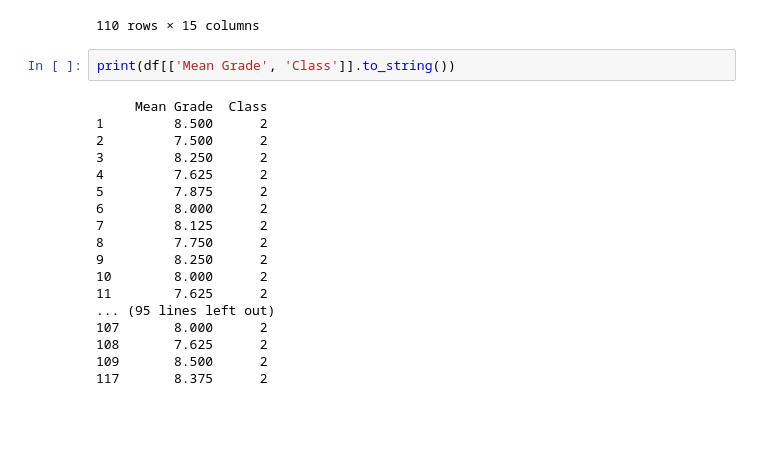
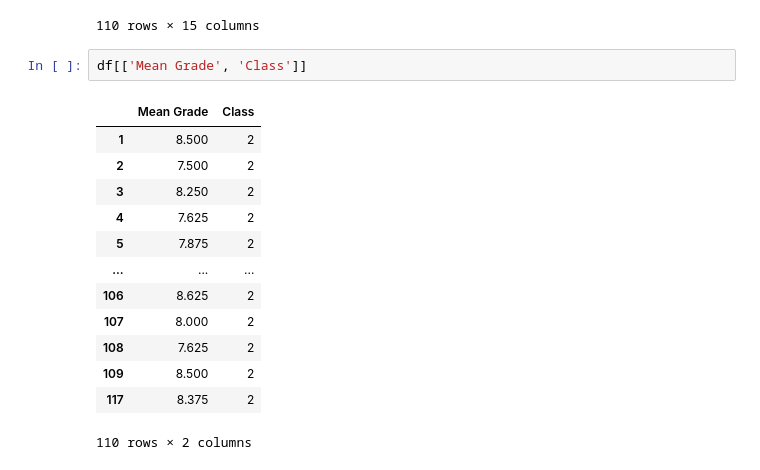
Before and after one commit to Carnit/Machine_learning, a Jupyter notebook: LAB_8/classification.ipynb, the cells around one changed output. Saved outputs shown, nothing was run; the diff lists cells and outputs as text; blank space fills up the shorter version.

```diff
--- a/LAB_8/classification.ipynb
+++ b/LAB_8/classification.ipynb
@@ -226,22 +229,18 @@ df
 | 117 | 117 | Male | 8.3429 | 17.5 | 17.5 | 9 | 9.0 | 8 | 8 | ... |
 110 rows × 15 columns
 # %%
-print(df[['Mean Grade', 'Class']].to_string())
+df[['Mean Grade', 'Class']]
 # %% [output]
+|  | Mean Grade | Class |
+| 1 | 8.500 | 2 |
+| 2 | 7.500 | 2 |
+| 3 | 8.250 | 2 |
+| 4 | 7.625 | 2 |
+| 5 | 7.875 | 2 |
+| ... | ... | ... |
+| 106 | 8.625 | 2 |
+| 107 | 8.000 | 2 |
+| 108 | 7.625 | 2 |
+| 109 | 8.500 | 2 |
+| 117 | 8.375 | 2 |
-     Mean Grade  Class
-1         8.500      2
-2         7.500      2
-3         8.250      2
-4         7.625      2
-5         7.875      2
-6         8.000      2
-7         8.125      2
-8         7.750      2
-9         8.250      2
-10        8.000      2
-11        7.625      2
-... (95 lines left out)
-107       8.000      2
-108       7.625      2
-109       8.500      2
-117       8.375      2
+110 rows × 2 columns
```
Also changed, not shown: parts of 1 cell of this notebook, 11 other files.
